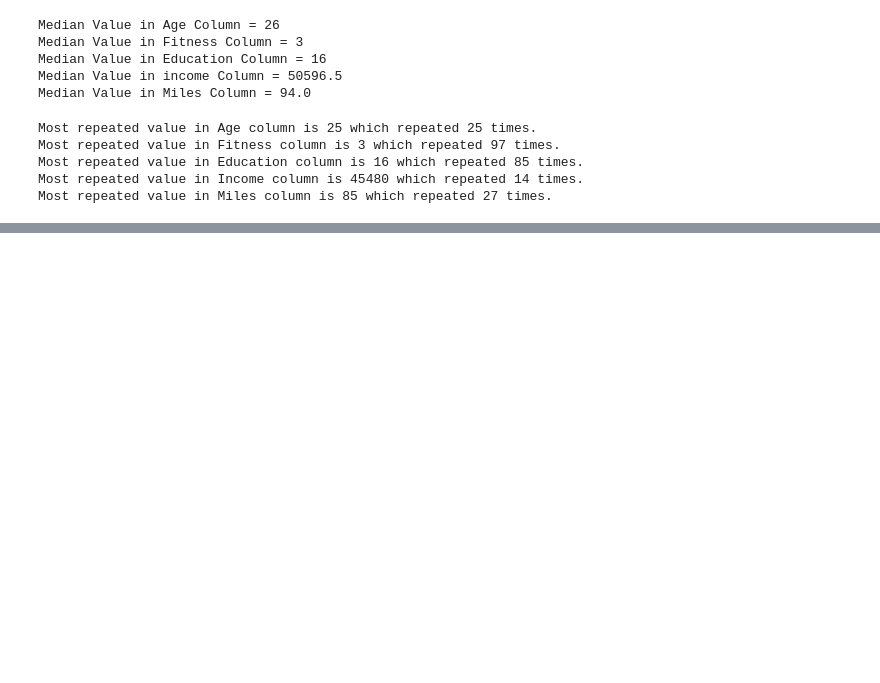
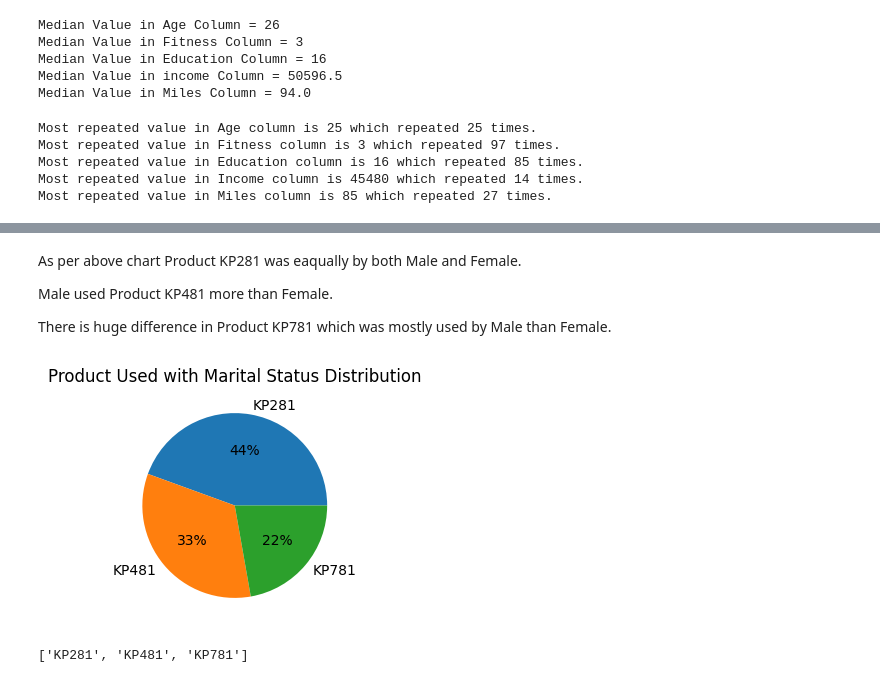
Before and after one commit to iamutkarshgoyal/Aerofit_Statistical_Analysis, a Jupyter notebook: Aerofit_Data_Analysis.ipynb, the cells around one changed output, grey strips where cells are left out. Drawn from its saved outputs; the diff is of its cells as text; code cells hidden in the pictures; blank space fills up the shorter version.

```diff
--- a/Aerofit_Data_Analysis.ipynb
+++ b/Aerofit_Data_Analysis.ipynb
@@ -169,0 +168,21 @@ norm.cdf(z)
+# %% [markdown]
+As per above chart Product KP281 was eaqually by both Male and Female.
+
+Male used Product KP481 more than Female.
+
+There is huge difference in Product KP781 which was mostly used by Male than Female.
+# %%
+# Plotting a Countplot to measure different Product Used with Marital Status distribution
+values = df.Product.value_counts().values
+keys = df.Product.value_counts().index.to_list()
+plt.figure(figsize = (10,3))
+plt.pie(x = values, labels = keys, autopct='%.0f%%')
+plt.title("Product Used with Marital Status Distribution")
+plt.show()
+# %% [output]
+[figure, added]
+# %%
+keys = df.Product.value_counts().index.to_list()
+keys
+# %% [output]
+['KP281', 'KP481', 'KP781']
```
Also changed, not shown: parts of 7 cells of this notebook.
